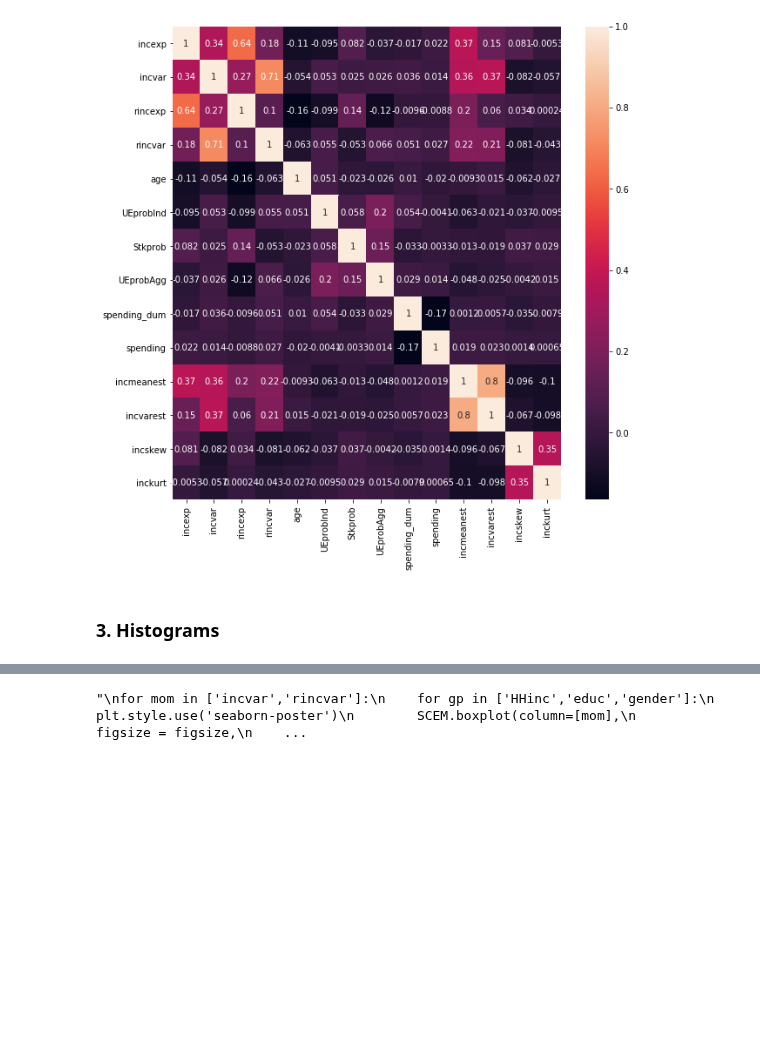
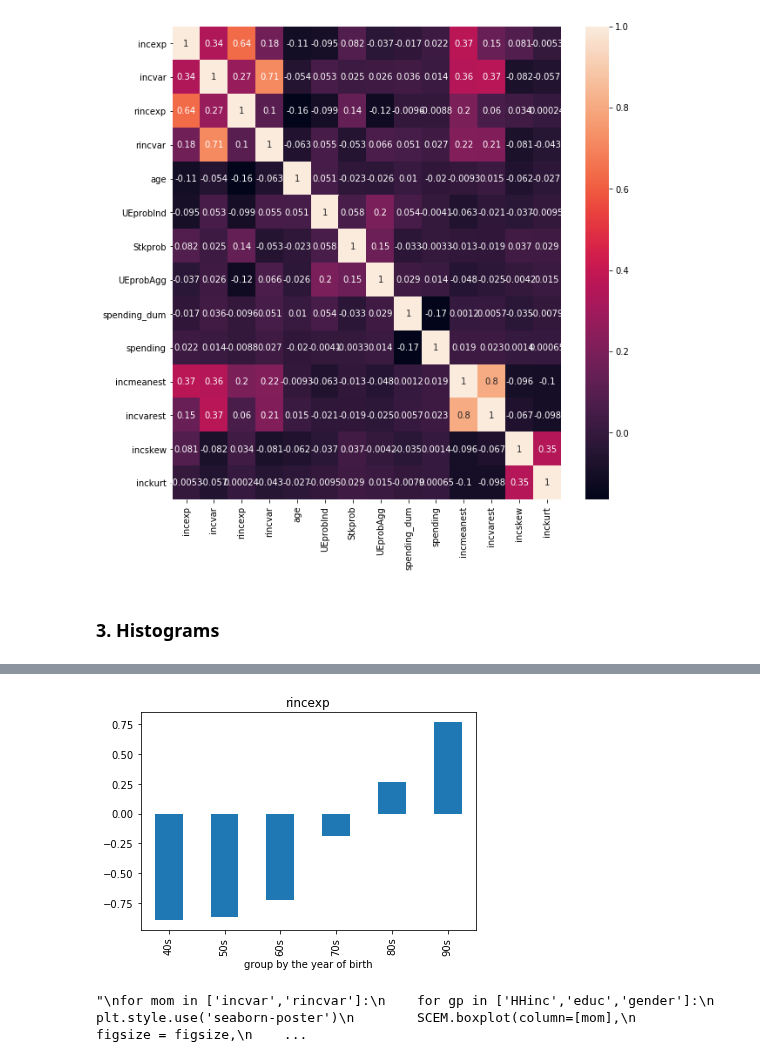
Before and after one commit to iworld1991/IncExpProject, a Jupyter notebook: WorkingFolder/PythonCode/MicroRiskProfile.ipynb, the cells around one changed output, grey strips where cells are left out. Drawn from its saved outputs; the diff is of its cells as text; code cells hidden in the pictures; blank space fills up the shorter version.

```diff
--- a/WorkingFolder/PythonCode/MicroRiskProfile.ipynb
+++ b/WorkingFolder/PythonCode/MicroRiskProfile.ipynb
@@ -210,3 +219,11 @@ for mom in ['incexp']:
+# %%
+## by cohort
+
+for mom in ['rincexp']:
+    SCEM.groupby('byear_gr')[mom].mean().plot.bar(title = mom)
+    plt.xlabel('group by the year of birth')
+# %% [output]
+[figure, added]
 # %%
 ## by income group
 
```
Also changed, not shown: parts of 6 cells of this notebook, 1 other file.
